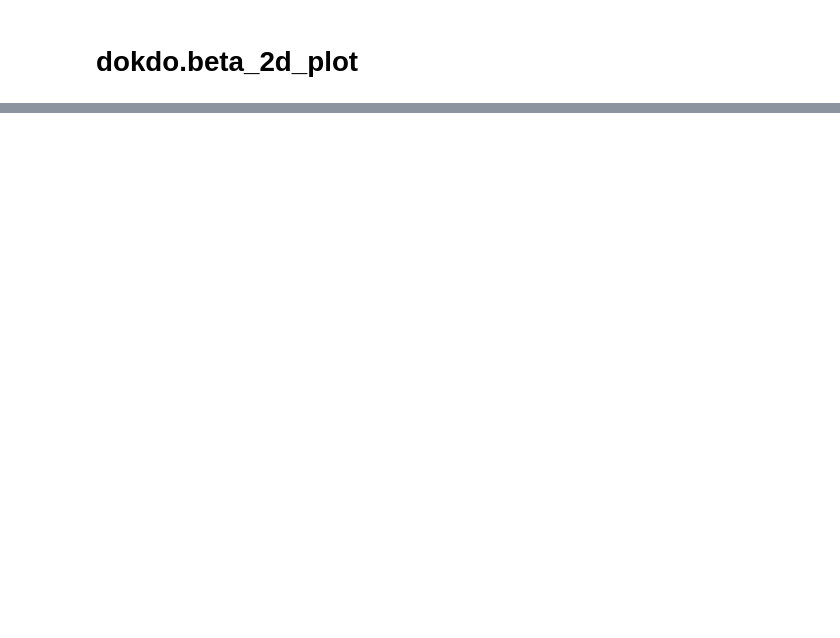
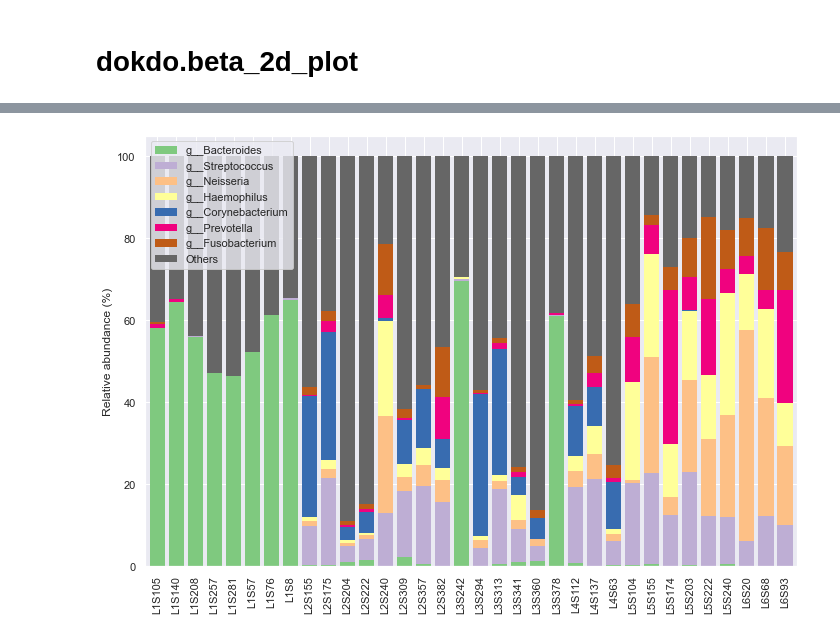
Before and after one commit to sbslee/dokdo, a Jupyter notebook: example.ipynb, the cells around one changed output, grey strips where cells are left out. Drawn from its saved outputs; the diff is of its cells as text; code cells hidden in the pictures; blank space fills up the shorter version.

```diff
--- a/example.ipynb
+++ b/example.ipynb
@@ -116,0 +103,11 @@ plt.tight_layout()
+# %%
+import dokdo
+import matplotlib.pyplot as plt
+%matplotlib inline
+import seaborn as sns
+sns.set()
+qzv_file = '/Users/sbslee/Desktop/dokdo/data/moving-pictures-tutorial/taxa-bar-plots.qzv'
+dokdo.taxa_abundance_bar_plot(qzv_file,
+                              figsize=(10, 7),
+                              artist_kwargs=dict(show_legend=True))
+plt.tight_layout()
@@ -116,0 +277,22 @@ plt.tight_layout()
+# %%
+import pandas as pd
+import dokdo
+import matplotlib.pyplot as plt
+%matplotlib inline
+import seaborn as sns
+sns.set()
+
+df = pd.read_csv('/Users/sbslee/Desktop/level-6.csv', index_col=0)
+# %%
+qzv_file = '/Users/sbslee/Desktop/dokdo/data/moving-pictures-tutorial/taxa-bar-plots.qzv'
+dokdo.taxa_abundance_bar_plot(qzv_file,
+                              figsize=(10, 7),
+                              level=6,
+                              count=8,
+                              legend_short=True,
+                              artist_kwargs=dict(show_legend=True,
+                                                 legend_loc='upper left'))
+plt.tight_layout()
+plt.savefig('Input_Visualization.png')
+# %% [output]
+[figure, added]
```
Also changed, not shown: parts of 22 cells of this notebook, 4 other files.
